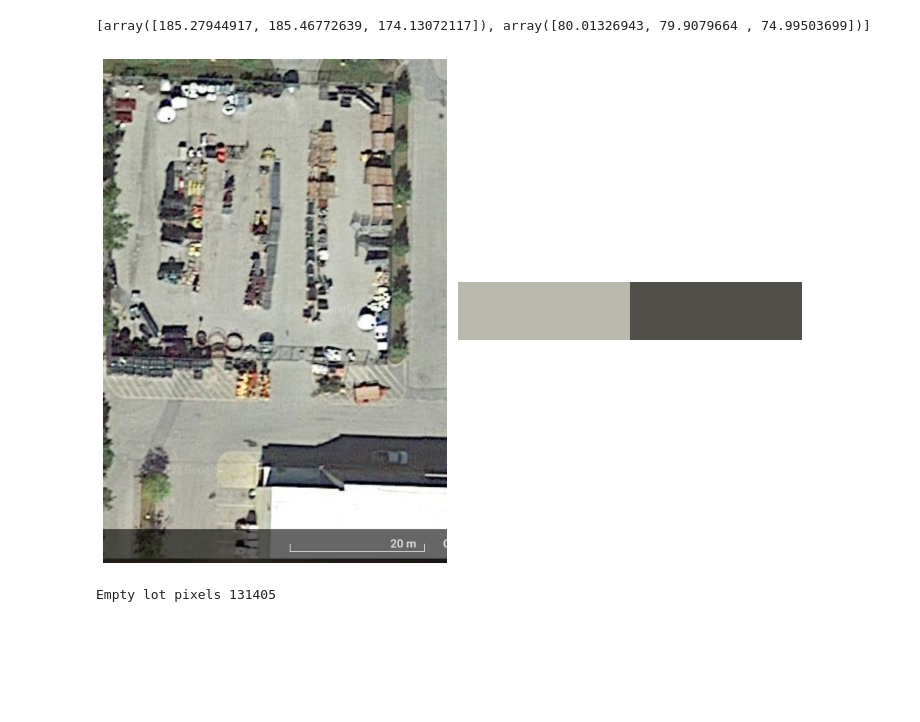
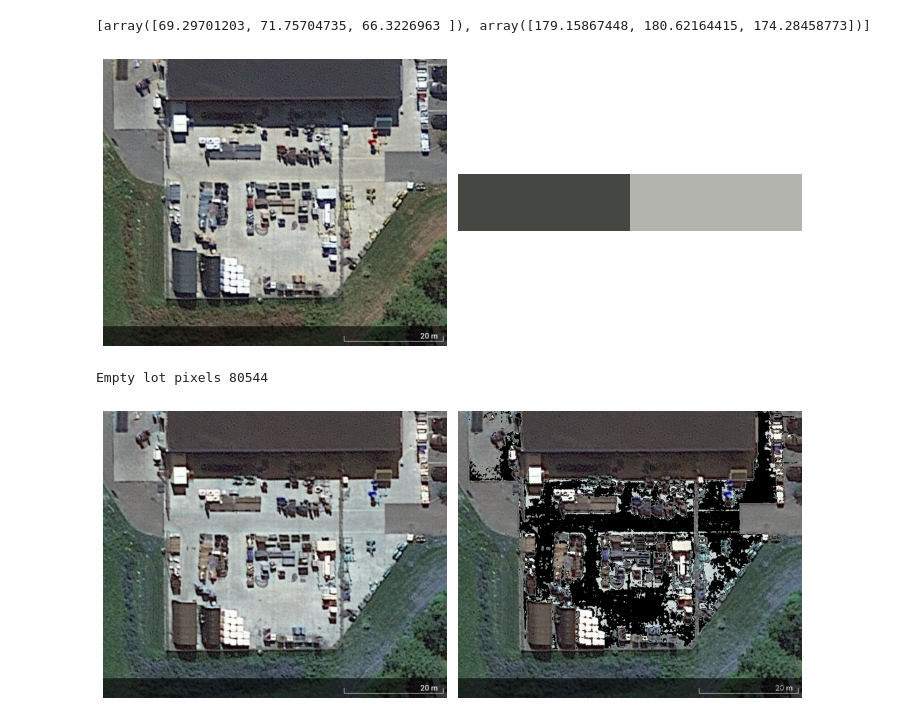
Before and after one commit to Saketh7382/visual_analytics, a Jupyter notebook: Notebooks/Image Analysis Final Code.ipynb, the cells around one changed output. Cells and saved outputs as stored; diff of their text form; code cells hidden in the pictures; blank space fills up the shorter version.

```diff
--- a/Notebooks/Image Analysis Final Code.ipynb
+++ b/Notebooks/Image Analysis Final Code.ipynb
@@ -6,7 +6,7 @@ import numpy as np
 import matplotlib.pyplot as plt
 %matplotlib inline
 
-img = cv2.imread("Scrub_Store_14.jpg")
+img = cv2.imread("../AI-ML Tractor Analytics/SideLotImages/Scrub_Store_2.JPG")
 rgb_img = cv2.cvtColor(img, cv2.COLOR_BGR2RGB)
 
 clt = KMeans(n_clusters=2)
@@ -56,37 +56,45 @@ def color_diff1(c1,c2):
     r2,g2,b2 = c2
     d=sqrt((r2-r1)**2+(g2-g1)**2+(b2-b1)**2)
     if d < 100:
         return True
     return False
 
 def color_diff(c1,c2):
     r1,g1,b1 = c1
     r2,g2,b2 = c2
     diff = 25
     if abs(r1-r2) < diff and abs(g1-g2) < diff and abs(b1-b2) < diff:
         return True
     return False
 
 blank_image = np.zeros((img.shape[0],img.shape[1],3), np.uint8)
 empty_lot_pixels = 0
 for i in range(img.shape[0]):
     for j in range(img.shape[1]):
 #         print(image[i,j])
         x = img[i,j]
 #         print(type(x))
         if color_diff(list(x),light_color):
 #             print(img[i,j])
             empty_lot_pixels+=1
             blank_image[i,j] = [0,0,0]
         else:
             blank_image[i,j] = list(x)
 
 print(f"Empty lot pixels {empty_lot_pixels}")
-cv2.imshow("act",img)
-cv2.imshow("",blank_image)
-cv2.waitKey(0)
-cv2.destroyAllWindows()
+f, ax = plt.subplots(1, 2, figsize=(10,10))
+ax[0].imshow(img)
+ax[1].imshow(blank_image)
+ax[0].axis('off') #hide the axis
+ax[1].axis('off')
+f.tight_layout()
+plt.show()
+# cv2.imshow("act",img)
+# cv2.imshow("",blank_image)
+# cv2.waitKey(0)
+# cv2.destroyAllWindows()
 # %% [output]
-[array([185.27944917, 185.46772639, 174.13072117]), array([80.01326943, 79.9079664 , 74.99503699])]
+[array([69.29701203, 71.75704735, 66.3226963 ]), array([179.15867448, 180.62164415, 174.28458773])]
-[figure, old version]
+[figure, new version]
-Empty lot pixels 131405
+Empty lot pixels 80544
+[figure, added]
```
Also changed, not shown: parts of 2 cells of this notebook.
